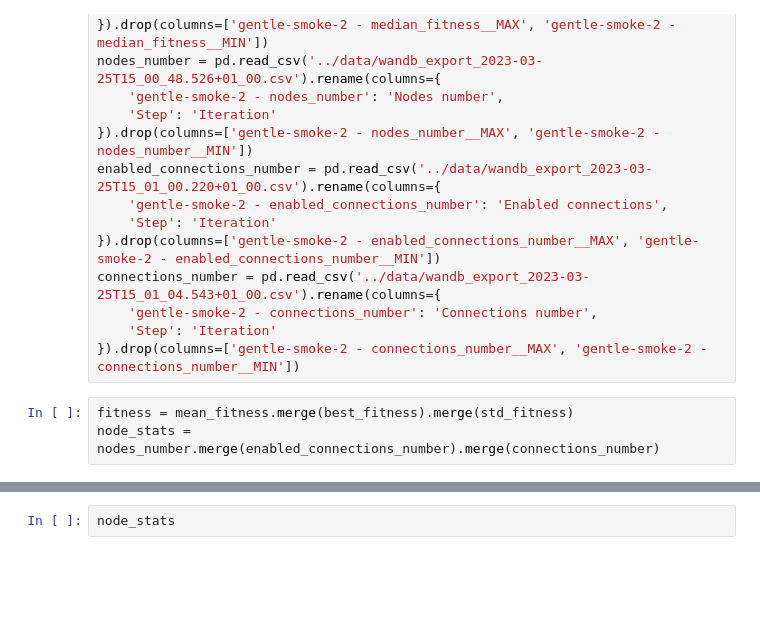
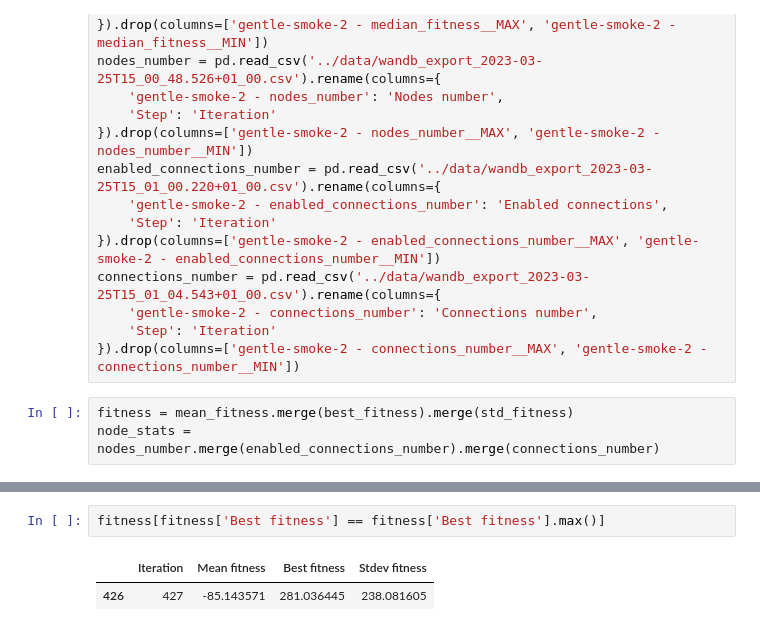
Before and after one commit to fedeizzo/comparison-NEAT-BT-on-OpenAI-Gyms, a Jupyter notebook: notebooks/lunarlander_evaluation.ipynb, the cells around one changed output, grey strips where cells are left out. Drawn from its saved outputs; the diff is of its cells as text; blank space fills up the shorter version.

```diff
--- a/notebooks/lunarlander_evaluation.ipynb
+++ b/notebooks/lunarlander_evaluation.ipynb
@@ -64,2 +75,5 @@ plt.show()
 # %%
-node_stats
+fitness[fitness['Best fitness'] == fitness['Best fitness'].max()]
+# %% [output]
+|  | Iteration | Mean fitness | Best fitness | Stdev fitness |
+| 426 | 427 | -85.143571 | 281.036445 | 238.081605 |
```
Also changed, not shown: parts of 2 cells of this notebook, 1 other file.
